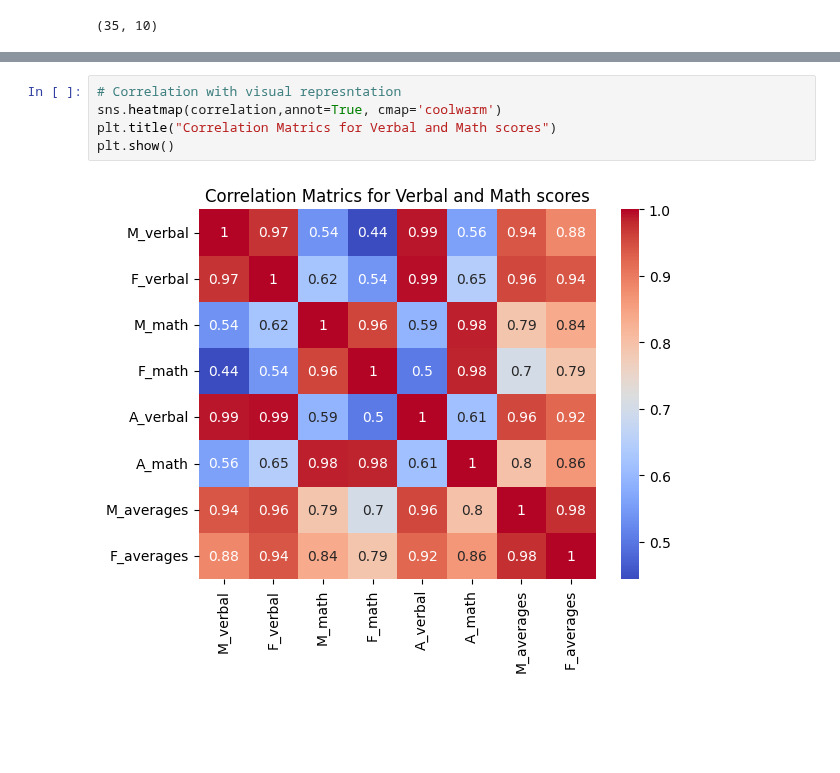
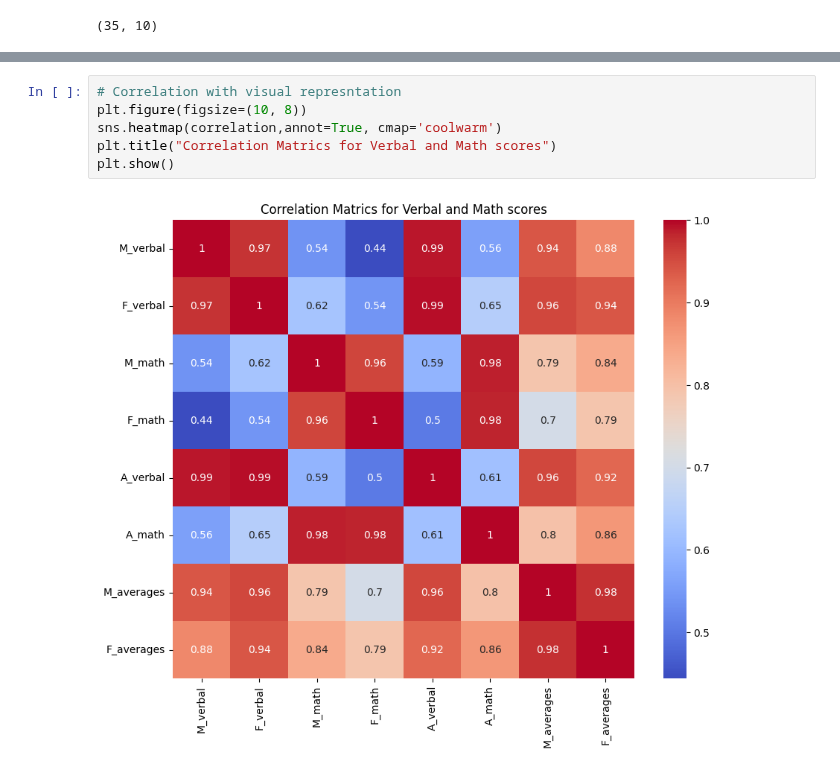
Before and after one commit to GENTLEW1ND/Python, a Jupyter notebook: Students_score_by_year_and_gender.ipynb, the cells around one changed output, grey strips where cells are left out. Cells and saved outputs as stored; diff of their text form; blank space fills up the shorter version.

```diff
--- a/Students_score_by_year_and_gender.ipynb
+++ b/Students_score_by_year_and_gender.ipynb
@@ -123,7 +136,8 @@ F_averages  0.883455  0.941366  0.836552  0.791471  0.922804  0.863393    0.9752
 # %%
 # Correlation with visual represntation
+plt.figure(figsize=(10, 8))
 sns.heatmap(correlation,annot=True, cmap='coolwarm')
 plt.title("Correlation Matrics for Verbal and Math scores")
 plt.show()
 # %% [output]
-[figure, old version]
+[figure, new version]
```
Also changed, not shown: parts of 18 cells of this notebook.
